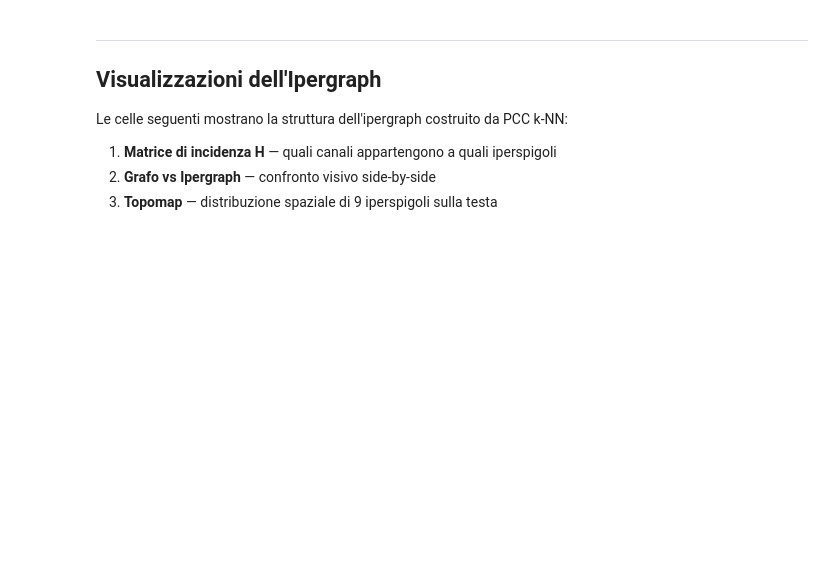
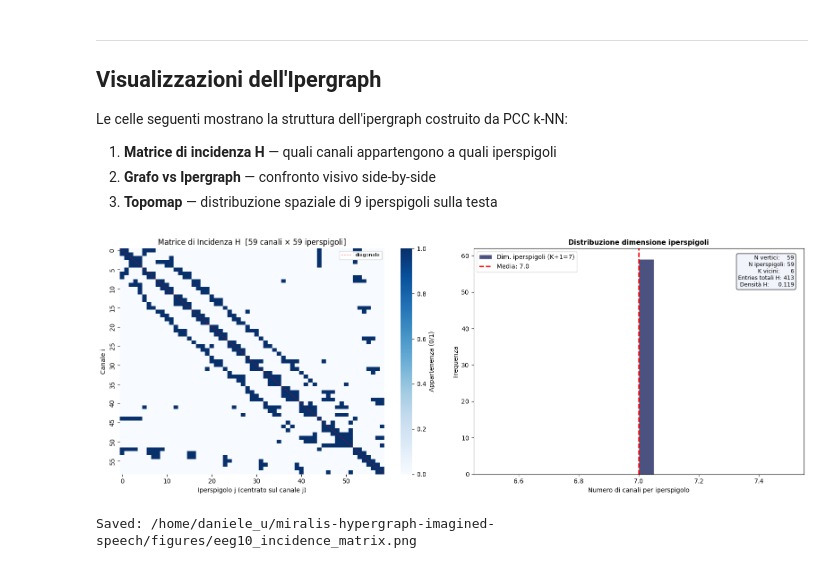
Before and after one commit to daniele22-u/miralis-hypergraph-imagined-speech, a Jupyter notebook: notebooks/EEG_11_hgnn_imagined_speech.ipynb, the cells around one changed output. Drawn from its saved outputs; the diff is of its cells as text; code cells hidden in the pictures; blank space fills up the shorter version.

```diff
--- a/notebooks/EEG_11_hgnn_imagined_speech.ipynb
+++ b/notebooks/EEG_11_hgnn_imagined_speech.ipynb
@@ -70,7 +75,7 @@ META_CSV  = project_root / "data" / "interim" / "eeg_metadata.csv"
 ELOC_PATH = project_root / "src" / "io" / "ebneuro.locs"
 interim_dir = project_root / "data" / "interim"
 
-N_CHANS = 61
+N_CHANS = 59
 N_TIMES = 384
 SFREQ   = 256
 
@@ -112,6 +120,7 @@ meta = meta[~(
 if len(meta) < _initial_len:
     print(f"Rimosse {_initial_len - len(meta)} righe corrotte.")
 meta["subject_id"] = meta["subject_id"].astype(str).str.zfill(2)
+meta = meta[pd.to_numeric(meta["subject_id"], errors="coerce").notna()]  # rimuove ignore_43 e simili
 
 
 def read_eloc_names(path):
@@ -125,7 +134,7 @@ def read_eloc_names(path):
 
 
 ch_names_61 = read_eloc_names(ELOC_PATH)
-EXCLUDE    = set()  # tutti 61 canali H5
+EXCLUDE    = {"A1", "A2"}
 keep_idx   = [i for i, n in enumerate(ch_names_61) if n not in EXCLUDE]
 keep_names = [ch_names_61[i] for i in keep_idx]
 assert len(keep_idx) == N_CHANS, f"Attesi {N_CHANS} canali, trovati {len(keep_idx)}"
@@ -133,7 +142,7 @@ assert len(keep_idx) == N_CHANS, f"Attesi {N_CHANS} canali, trovati {len(keep_id
 _scheme = CLUSTER_SCHEME if USE_CLUSTERS else "raw110"
 labelid2cluster, N_CLASSES, cluster_names = load_label_scheme(_scheme, interim_dir)
 
-RESULTS_CSV = project_root / "data" / "interim" / f"eeg10_hgnn_{N_CLASSES}_results.csv"
+RESULTS_CSV = project_root / "data" / "interim" / f"eeg11_hgnn_{N_CLASSES}_results.csv"
 
 print(f"Schema: {CLUSTER_SCHEME if USE_CLUSTERS else '110 parole'}")
 print(f"Classi: {N_CLASSES}  |  Chance level: {100/N_CLASSES:.1f}%")
@@ -293,49 +316,47 @@ ax = axes[0]
 sns.heatmap(H_np, cmap="Blues", linewidths=0, ax=ax,
             cbar_kws={"label": "Appartenenza (0/1)"},
             xticklabels=10, yticklabels=5)
-ax.set_title(f"Matrice di Incidenza H  [{N_CHANS} canali × {N_HYPER} iperspigoli]
-"             f"H[i,j] = 1 se canale i ∈ iperspigolo j  |  K={K_HYPER}",
-             fontsize=11, fontweight="bold")
+ax.set_title(f"Matrice di Incidenza H  [{N_CHANS} canali × {N_HYPER} iperspigoli]")
 ax.set_xlabel("Iperspigolo j (centrato sul canale j)")
 ax.set_ylabel("Canale i")
 # Annota diagonale (ogni canale è membro del proprio iperspigolo)
 ax.plot([0, N_HYPER], [0, N_CHANS], "r--", lw=0.8, alpha=0.5, label="diagonale")
 ax.legend(fontsize=8, loc="upper right")
 
 # ── Destra: distribuzione dimensione iperspigoli ──────────────
 ax2 = axes[1]
 hyperedge_sizes = H_np.sum(axis=0)   # quanti canali per iperspigolo
 vertex_degrees  = H_np.sum(axis=1)   # in quanti iperspigoli appare ogni canale
 
 ax2.hist(hyperedge_sizes, bins=20, color="#1E2761", alpha=0.8, edgecolor="white",
          label=f"Dim. iperspigoli (K+1={K_HYPER+1})")
 ax2.axvline(hyperedge_sizes.mean(), color="red", lw=2, ls="--",
             label=f"Media: {hyperedge_sizes.mean():.1f}")
 ax2.set_title("Distribuzione dimensione iperspigoli", fontsize=11, fontweight="bold")
 ax2.set_xlabel("Numero di canali per iperspigolo")
 ax2.set_ylabel("Frequenza")
 ax2.legend()
 
 # Stats box
-textstr = (f"N vertici:    {N_CHANS}
-"
-           f"N iperspigoli: {N_HYPER}
-"
-           f"K vicini:      {K_HYPER}
-"
-           f"Entries totali H: {int(H_np.sum())}
-"
+textstr = (f"N vertici:    {N_CHANS}\n"
+           f"N iperspigoli: {N_HYPER}\n"
+           f"K vicini:      {K_HYPER}\n"
+           f"Entries totali H: {int(H_np.sum())}\n"
            f"Densità H:     {H_np.mean():.3f}")
+
 ax2.text(0.97, 0.97, textstr, transform=ax2.transAxes, fontsize=9,
          verticalalignment="top", horizontalalignment="right",
          bbox=dict(boxstyle="round", facecolor="#EEF2FA", alpha=0.8))
 
 plt.tight_layout()
 fig_path = project_root / "figures" / "eeg10_incidence_matrix.png"
 fig_path.parent.mkdir(exist_ok=True)
 plt.savefig(fig_path, dpi=150, bbox_inches="tight")
 plt.show()
 print(f"Saved: {fig_path}")
+# %% [output]
+[figure, added]
+Saved: /home/daniele_u/miralis-hypergraph-imagined-speech/figures/eeg10_incidence_matrix.png
 # %%
 # ============================================================
 # VIZ 2 — GRAFO (EEG_09) vs IPERGRAPH (EEG_10) — confronto
```
Also changed, not shown: parts of 15 cells of this notebook.
